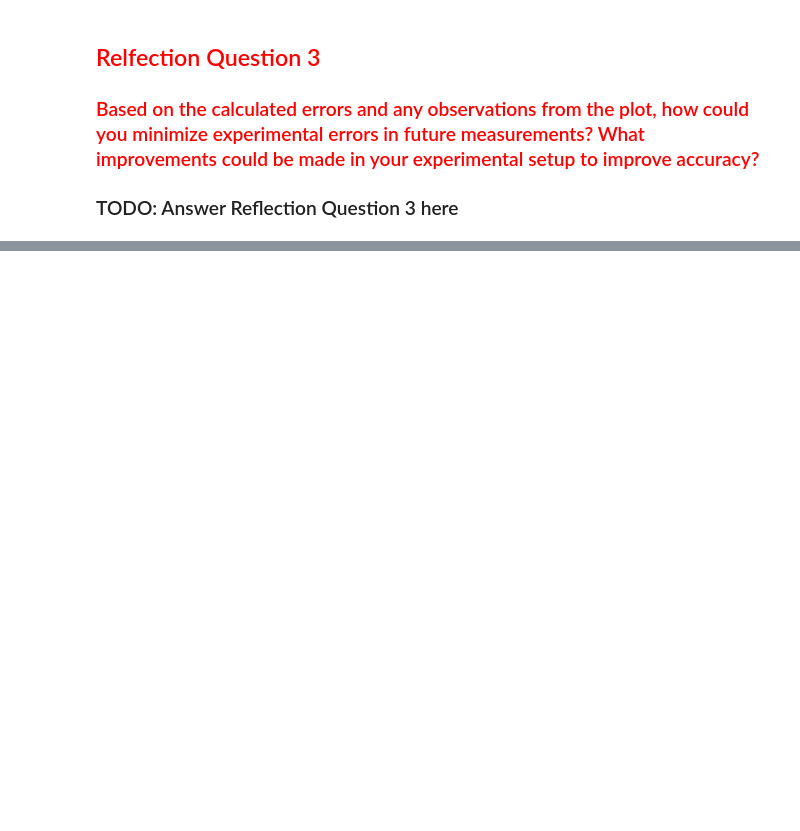
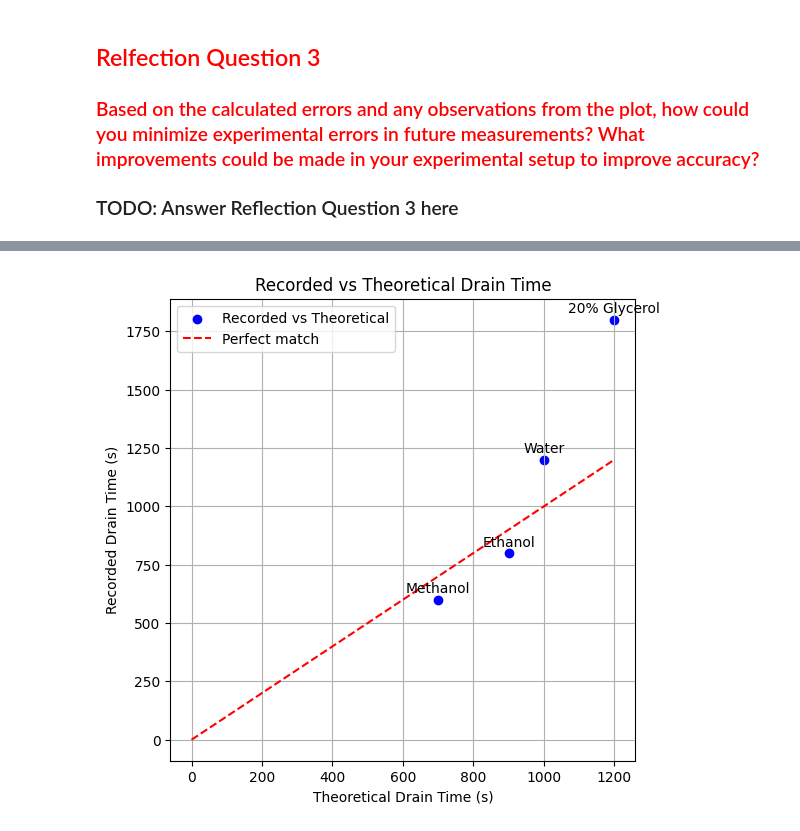
Before and after one commit to skoplik/UW_BIOEN455_2025, a Jupyter notebook: BIOEN_455_ Lab2_ Simple_Microchannels_Student_Version.ipynb, the cells around one changed output, grey strips where cells are left out. Cells and saved outputs as stored; diff of their text form; code cells hidden in the pictures; blank space fills up the shorter version.

```diff
--- a/BIOEN_455_ Lab2_ Simple_Microchannels_Student_Version.ipynb
+++ b/BIOEN_455_ Lab2_ Simple_Microchannels_Student_Version.ipynb
@@ -238,0 +363,39 @@ percentage_error =
+# %%
+# Import necessary libraries
+import numpy as np
+import matplotlib.pyplot as plt
+
+# Define your data for recorded and theoretical drain times
+# TODO: Replace example data with your actual recorded and theoretical drain times
+# Recorded drain times (in seconds) for each liquid
+recorded_times = np.array([1200, 800, 600, 1800])  # TODO: Replace these values with actual recorded times
+# Theoretical drain times (in seconds) based on liquid properties (viscosity, surface tension, etc.)
+theoretical_times = np.array([1000, 900, 700, 1200])  # TODO: Replace these with your theoretical predictions
+
+# Liquids corresponding to each drain time
+liquids = ['Water', 'Ethanol', 'Methanol', '20% Glycerol']
+
+# Plot the recorded vs theoretical drain times
+plt.figure(figsize=(6,6))
+plt.scatter(theoretical_times, recorded_times, color='blue', label='Recorded vs Theoretical')
+
+# Add a line for perfect match (theoretical = recorded)
+plt.plot([0, max(theoretical_times)], [0, max(theoretical_times)], color='red', linestyle='--', label='Perfect match')
+
+# Label the axes and title
+plt.xlabel('Theoretical Drain Time (s)')
+plt.ylabel('Recorded Drain Time (s)')
+plt.title('Recorded vs Theoretical Drain Time')
+
+# Annotate the points with liquid names
+for i, liquid in enumerate(liquids):
+    plt.annotate(liquid, (theoretical_times[i], recorded_times[i]), textcoords="offset points", xytext=(0, 5), ha='center')
+
+# Display the legend and grid
+plt.legend()
+plt.grid(True)
+
+# Show the plot
+plt.show()
+# %% [output]
+[figure, added]
```
Also changed, not shown: parts of 26 cells of this notebook.
